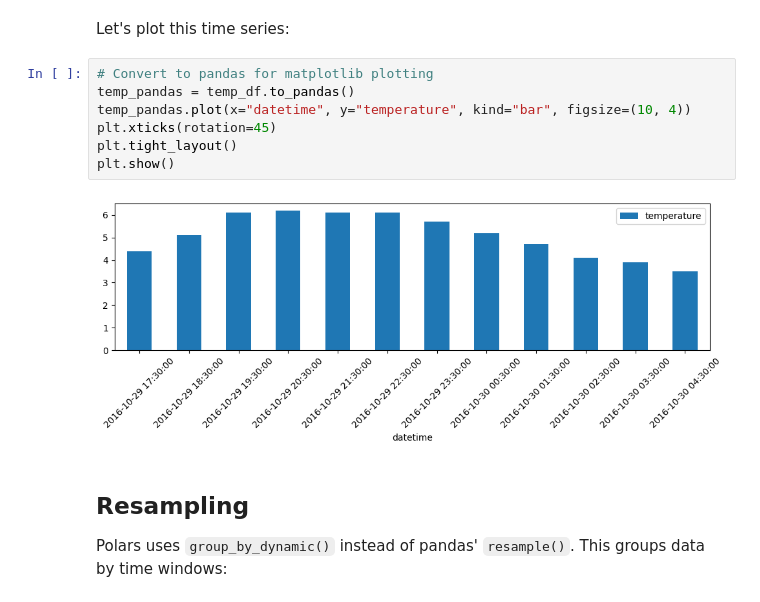
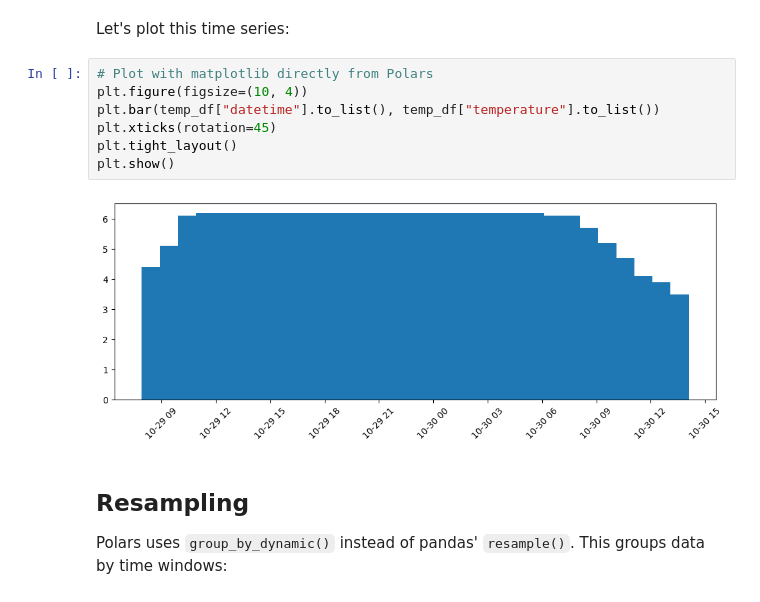
Before and after one commit to PGupta-Git/handson-mlp, a Jupyter notebook: tools_polars.ipynb, the cells around one changed output. Cells and saved outputs as stored; diff of their text form.

```diff
--- a/tools_polars.ipynb
+++ b/tools_polars.ipynb
@@ -369,14 +369,14 @@ shape: (12, 2)
 # %% [markdown]
 Let's plot this time series:
 # %%
-# Convert to pandas for matplotlib plotting
-temp_pandas = temp_df.to_pandas()
-temp_pandas.plot(x="datetime", y="temperature", kind="bar", figsize=(10, 4))
+# Plot with matplotlib directly from Polars
+plt.figure(figsize=(10, 4))
+plt.bar(temp_df["datetime"].to_list(), temp_df["temperature"].to_list())
 plt.xticks(rotation=45)
 plt.tight_layout()
 plt.show()
 # %% [output]
-[figure, old version]
+[figure, new version]
 # %% [markdown]
 ## Resampling
 Polars uses `group_by_dynamic()` instead of pandas' `resample()`. This groups data by time windows:
```
Also changed, not shown: parts of 5 cells of this notebook, 18 other files.
